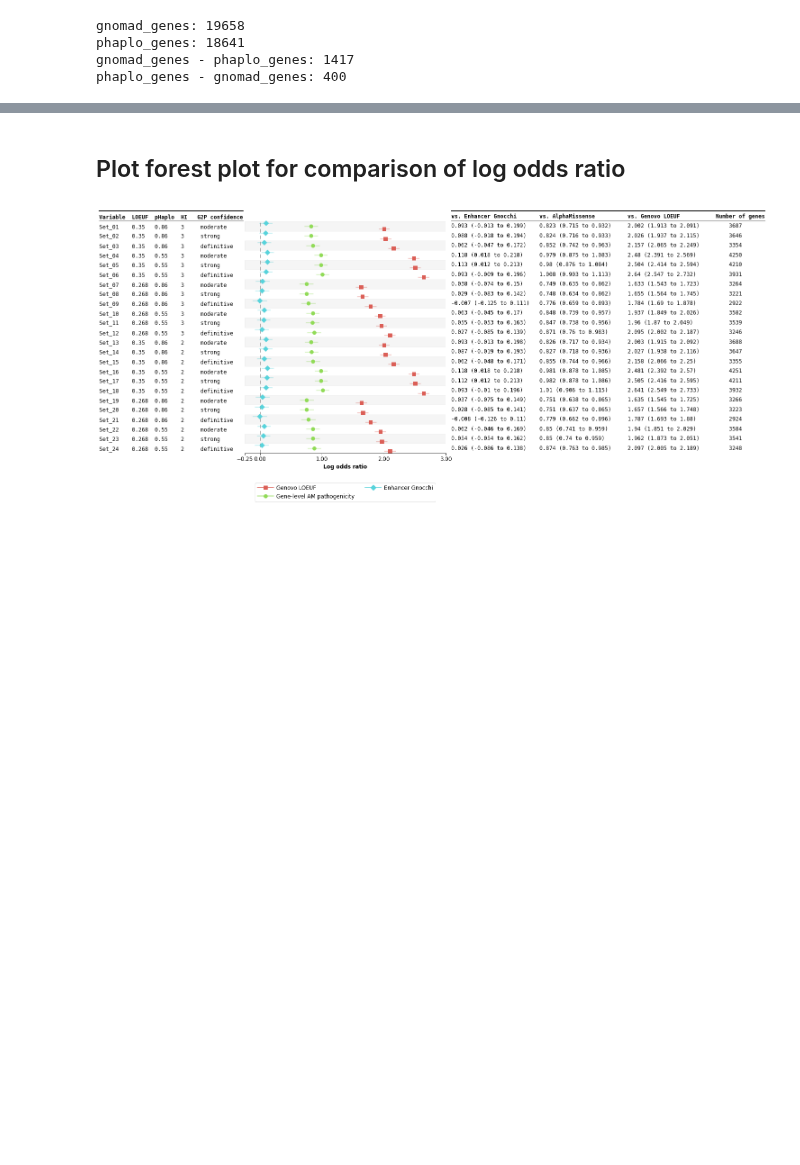
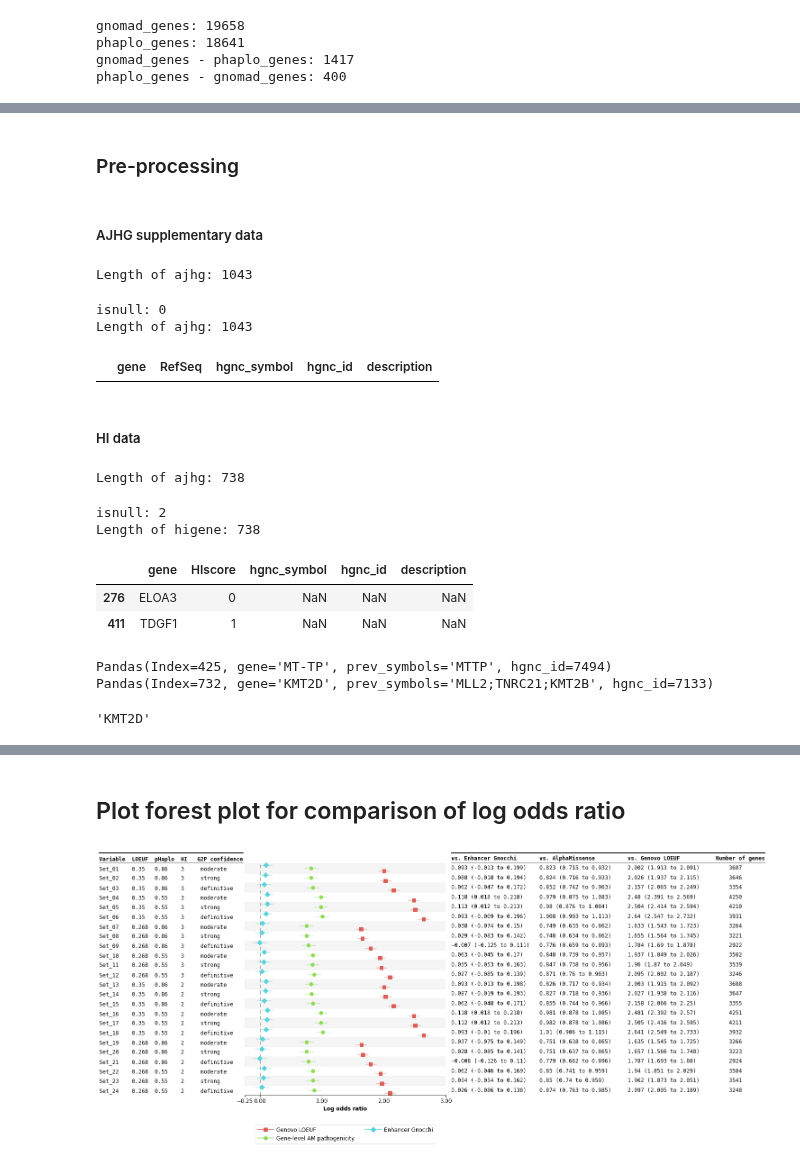
Before and after one commit to ysut/dev, a Jupyter notebook: Resources/02_EstimatedLoFGenes/comparison4.ipynb, the cells around one changed output, grey strips where cells are left out. Saved outputs shown, nothing was run; the diff lists cells and outputs as text; code cells hidden in the pictures; blank space fills up the shorter version.

```diff
--- a/Resources/02_EstimatedLoFGenes/comparison4.ipynb
+++ b/Resources/02_EstimatedLoFGenes/comparison4.ipynb
@@ -304,0 +391,4 @@ pickup_cols = [
+# %% [markdown]
+### Pre-processing
+# %% [markdown]
+##### AJHG supplementary data
@@ -304,0 +402,23 @@ pickup_cols = [
+# %%
+# Convert symbols and output for BiomaRt
+ajhg['gene'] = ajhg['gene'].apply(lambda x: prev_symbol_convert[x] if x in prev_symbol_convert else x)
+print(f"Length of ajhg: {len(ajhg)}")
+ajhg.to_excel('ajhg.xlsx', index=False)
+# %% [output]
+Length of ajhg: 1043
+# %%
+# Merge data for ajhg + ajhg_ids
+fp_ajhg_bimart = f"{biomart_dir}/ajhg.tsv"
+ajhg_ids = load_biomart_results(fp_ajhg_bimart)
+ajhg = pd.merge(ajhg, ajhg_ids, how='left', left_on='gene', right_on='hgnc_symbol')
+print(f"isnull: {ajhg['hgnc_symbol'].isnull().sum()}")
+print(f"Length of ajhg: {len(ajhg)}")
+# %% [output]
+isnull: 0
+Length of ajhg: 1043
+# %%
+ajhg.loc[ajhg.duplicated(subset='gene', keep=False), :]
+# %% [output]
+|  | gene | RefSeq | hgnc_symbol | hgnc_id | description |
+# %% [markdown]
+##### HI data
@@ -305,3 +432,46 @@ pickup_cols = [
+# %%
+higene['gene'] = higene['gene'].apply(lambda x: prev_symbol_convert[x] if x in prev_symbol_convert else x)
+print(f"Length of ajhg: {len(higene)}")
+# To xlsx
+higene.to_excel('higene.xlsx', index=False)
+# %% [output]
+Length of ajhg: 738
+# %%
+# Merge data for higene + higene_ids
+fp_higene_biomart = f"{biomart_dir}/higene.tsv"
+higene_ids = load_biomart_results(fp_higene_biomart)
+higene = pd.merge(higene, higene_ids, how='left', left_on='gene', right_on='hgnc_symbol')
+print(f"isnull: {higene['hgnc_symbol'].isnull().sum()}")
+print(f"Length of higene: {len(higene)}")
+# %% [output]
+isnull: 2
+Length of higene: 738
+# %%
+higene.loc[higene['hgnc_symbol'].isnull()]
+# %% [output]
+|  | gene | HIscore | hgnc_symbol | hgnc_id | description |
+| 276 | ELOA3 | 0 | NaN | NaN | NaN |
+| 411 | TDGF1 | 1 | NaN | NaN | NaN |
+# %%
+for row in g2pdf.itertuples():
+    if row.prev_symbols != '.':
+        prev_symbols = row.prev_symbols.split(';')
+        for prev_symbol in prev_symbols:
+            if prev_symbol == "KMT2B":
+                # "KMT2B" is approved symbol by HGNC
+                pass
+            elif prev_symbol == "TCF4":
+                pass
+            elif prev_symbol == "MTTP":
+                # MTTP has two patterns as autosomal and mitochondrial
+                pass
+# %% [output]
+Pandas(Index=425, gene='MT-TP', prev_symbols='MTTP', hgnc_id=7494)
+Pandas(Index=732, gene='KMT2D', prev_symbols='MLL2;TNRC21;KMT2B', hgnc_id=7133)
+# %%
+prev_symbol_convert['KMT2B']
+# %% [output]
+'KMT2D'
 # %%
 # Genovo
 genovo = pd.read_csv(
```
Also changed, not shown: parts of 15 cells of this notebook, 13 other files.
